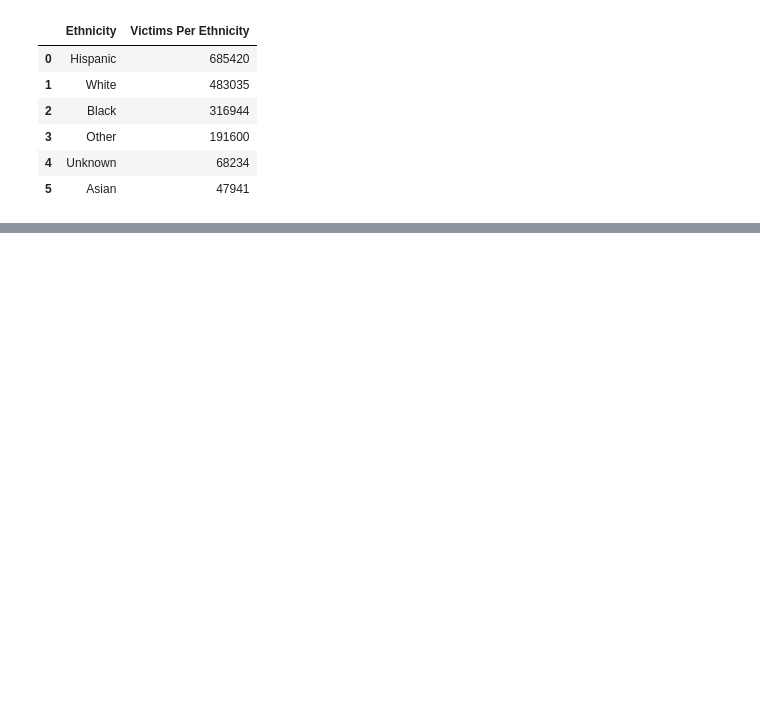
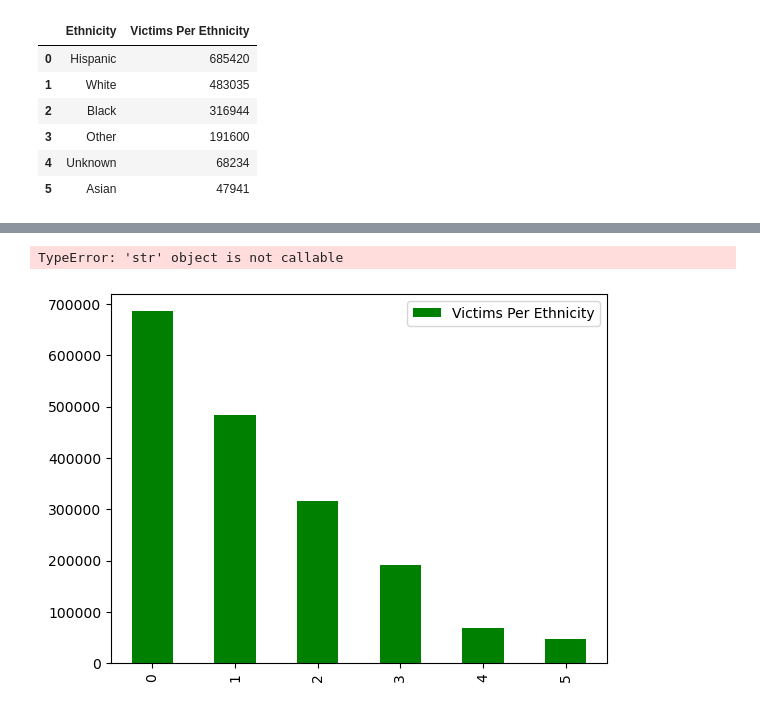
Before and after one commit to Npack08/Project_1, a Jupyter notebook: project_folder/la-crimes.ipynb, the cells around one changed output, grey strips where cells are left out. Cells and saved outputs as stored; diff of their text form; code cells hidden in the pictures; blank space fills up the shorter version.

Commit message:
git commit

```diff
--- a/project_folder/la-crimes.ipynb
+++ b/project_folder/la-crimes.ipynb
@@ -182,13 +182,7 @@ eth_df.head(6)
 # Bar Chart visiual of victims per ethnicity
 eth_df.plot (kind = "bar", color=("g"))
 plt.xlabel("Ethnicity Info")
-plt.xticks(rotation = 90)
+plt.xticks("rotation = 90")
 plt.ylabel("Vitcims Ethnicity")
 plt.show()
-
-
-#Types of Crimes -  Average(s) for race?  | bell curve that dispalays crimes occured by race and those averages.
-
-
-#Use line charts to the 3 highest races in relation to crimes being committed
 # %% [output]
@@ -196,0 +189,2 @@ plt.show()
+TypeError: 'str' object is not callable
+[figure, added]
```
Also changed, not shown: parts of 12 cells of this notebook.
